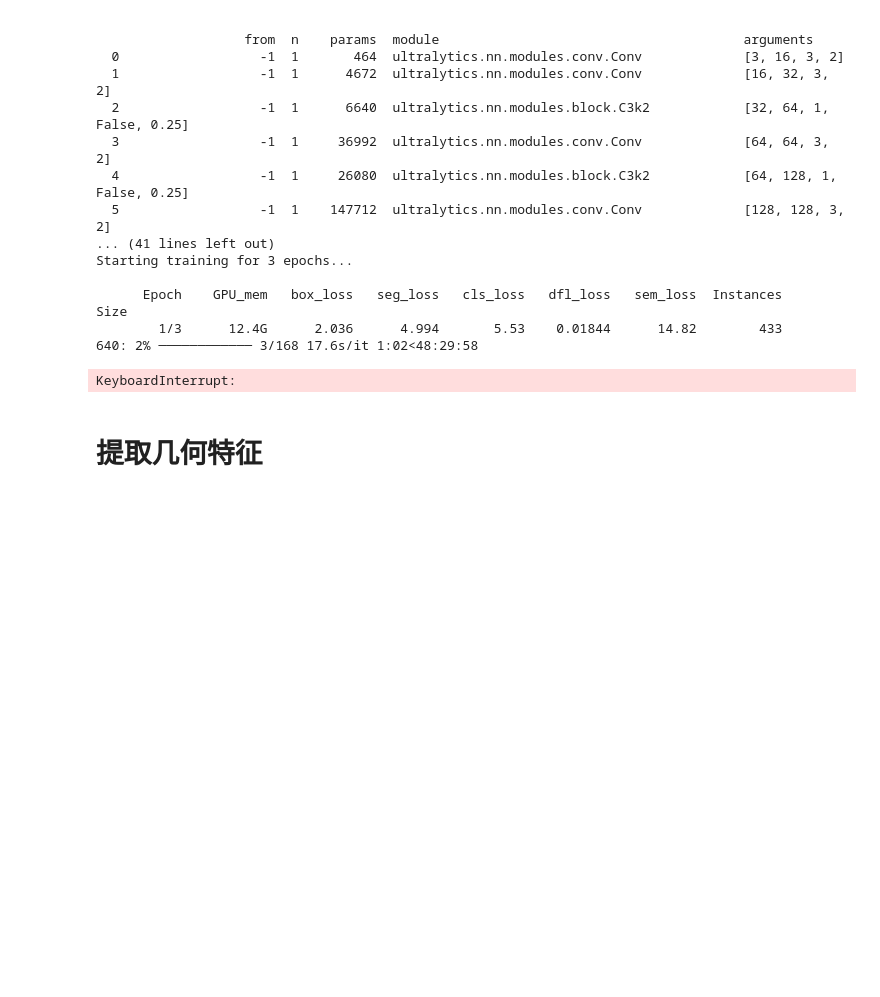
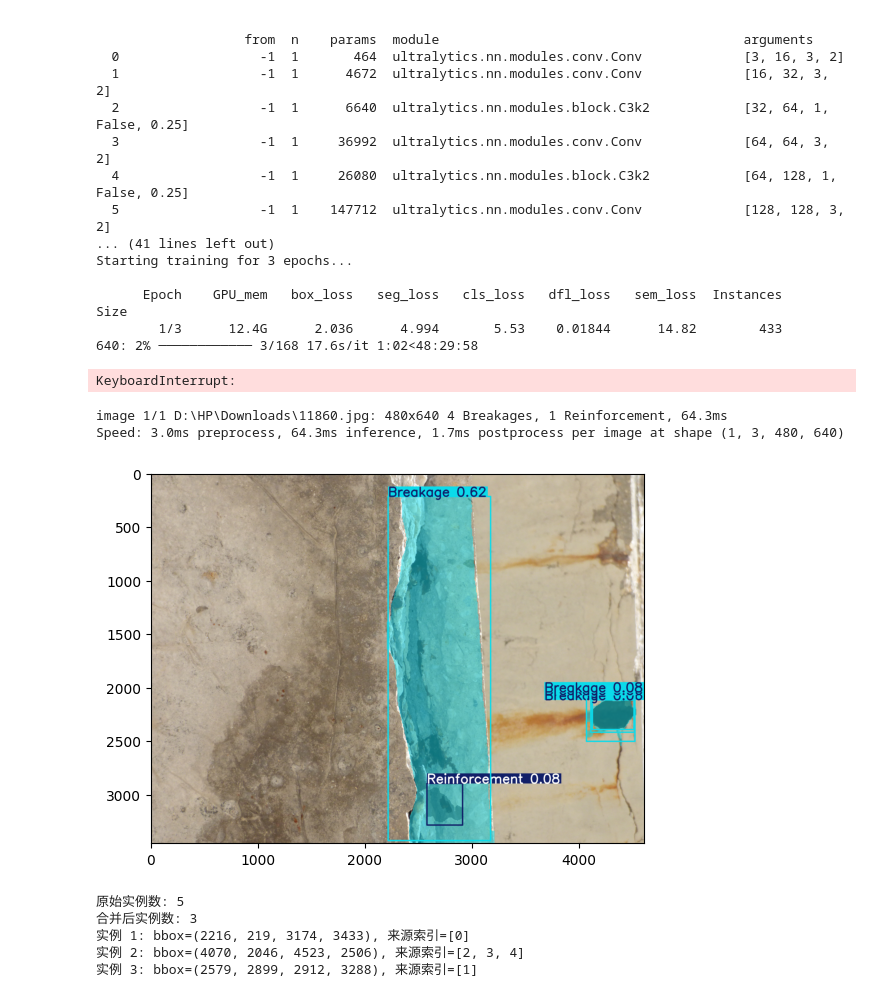
Before and after one commit to George-Zheng-1013/crack-seg, a Jupyter notebook: 算法/yolo.ipynb, the cells around one changed output. Saved outputs shown, nothing was run; the diff lists cells and outputs as text; code cells hidden in the pictures; blank space fills up the shorter version.

```diff
--- a/算法/yolo.ipynb
+++ b/算法/yolo.ipynb
@@ -53,16 +52,20 @@ KeyboardInterrupt:
 # %%
 from ultralytics import YOLO
 import matplotlib.pyplot as plt
 
 # Load a model
-modelp = YOLO("runs/segment/train-2/weights/best.pt")  # load a fine-tuned model
+modelp = YOLO("runs/segment/train/weights/best.pt")  # load a fine-tuned model
 
 # Inference using the model (img/video/stream)
 prediction_results = modelp.predict(
-    r"D:\HP\Downloads\12687.jpg",
+    r"D:\HP\Downloads\11860.jpg",
     save=False,
-    conf=0.01,
+    conf=0.05,
 )
 
 plt.imshow(prediction_results[0].plot()[..., ::-1])  # 转换 BGR 到 RGB
 plt.show()
+# %% [output]
+image 1/1 D:\HP\Downloads\11860.jpg: 480x640 4 Breakages, 1 Reinforcement, 64.3ms
+Speed: 3.0ms preprocess, 64.3ms inference, 1.7ms postprocess per image at shape (1, 3, 480, 640)
+[figure, added]
@@ -90,2 +71,0 @@ plt.show()
-# %% [markdown]
-# 提取几何特征
@@ -97,0 +179,18 @@ import pandas as pd
+# %%
+result = prediction_results[0]
+merged_instances = merge_instances_by_iou(result, iou_threshold=0.3)
+
+print("原始实例数:", len(result.boxes))
+print("合并后实例数:", len(merged_instances))
+
+for i, item in enumerate(merged_instances, start=1):
+    x1, y1, x2, y2 = item["bbox"].astype(int)
+    mask = item["mask"]
+
+    print(f"实例 {i}: bbox=({x1}, {y1}, {x2}, {y2}), 来源索引={item['indices']}")
+# %% [output]
+原始实例数: 5
+合并后实例数: 3
+实例 1: bbox=(2216, 219, 3174, 3433), 来源索引=[0]
+实例 2: bbox=(4070, 2046, 4523, 2506), 来源索引=[2, 3, 4]
+实例 3: bbox=(2579, 2899, 2912, 3288), 来源索引=[1]
```
Also changed, not shown: parts of 9 cells of this notebook, 36 other files.
